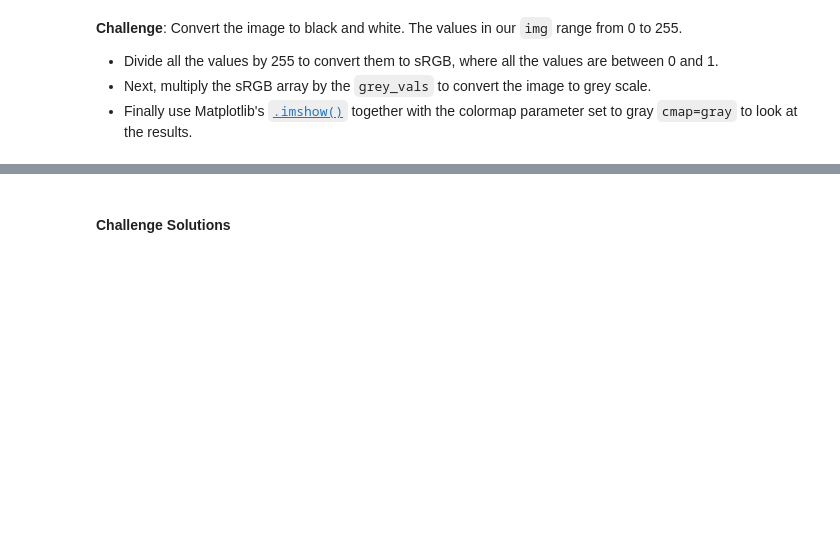
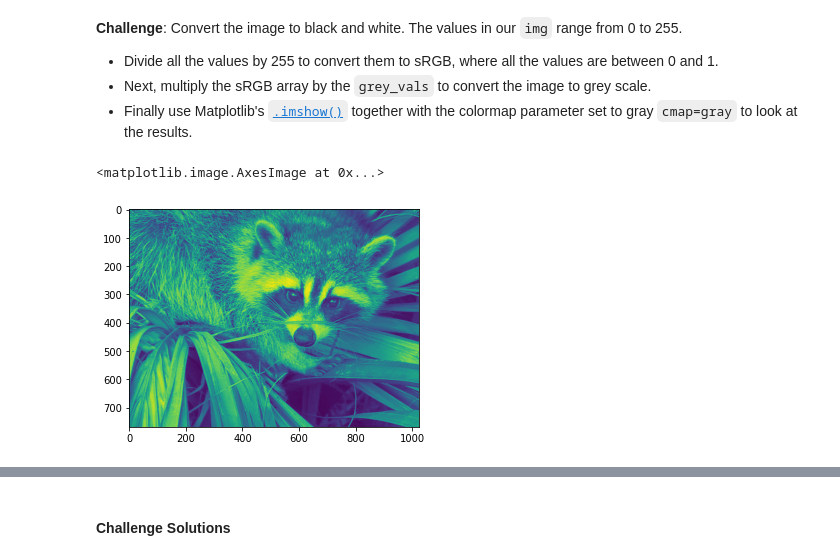
Before and after one commit to shihying-yang/100_days_of_code, a Jupyter notebook: day_076/Computation with NumPy/Computation_with_NumPy_and_N_Dimensional_Arrays_(start).ipynb, the cells around one changed output, grey strips where cells are left out. Saved outputs shown, nothing was run; the diff lists cells and outputs as text; code cells hidden in the pictures; blank space fills up the shorter version.

```diff
--- a/day_076/Computation with NumPy/Computation_with_NumPy_and_N_Dimensional_Arrays_(start).ipynb
+++ b/day_076/Computation with NumPy/Computation_with_NumPy_and_N_Dimensional_Arrays_(start).ipynb
@@ -172,3 +327,11 @@ Dimensions of result: (4x2)*(2x3)=(4x3)
 * Finally use Matplotlib's [`.imshow()`](https://matplotlib.org/3.1.1/api/_as_gen/matplotlib.pyplot.imshow.html) together with the colormap parameter set to gray `cmap=gray` to look at the results.
 # %%
 grey_vals = np.array([0.2126, 0.7152, 0.0722])
+# %%
+sRGB_array = img / 255
+# %%
+img_gray = sRGB_array @ grey_vals
+plt.imshow(img_gray)  # result is bad
+# %% [output]
+<matplotlib.image.AxesImage at 0x...>
+[figure, added]
```
Also changed, not shown: parts of 42 cells of this notebook, 8 other files.
